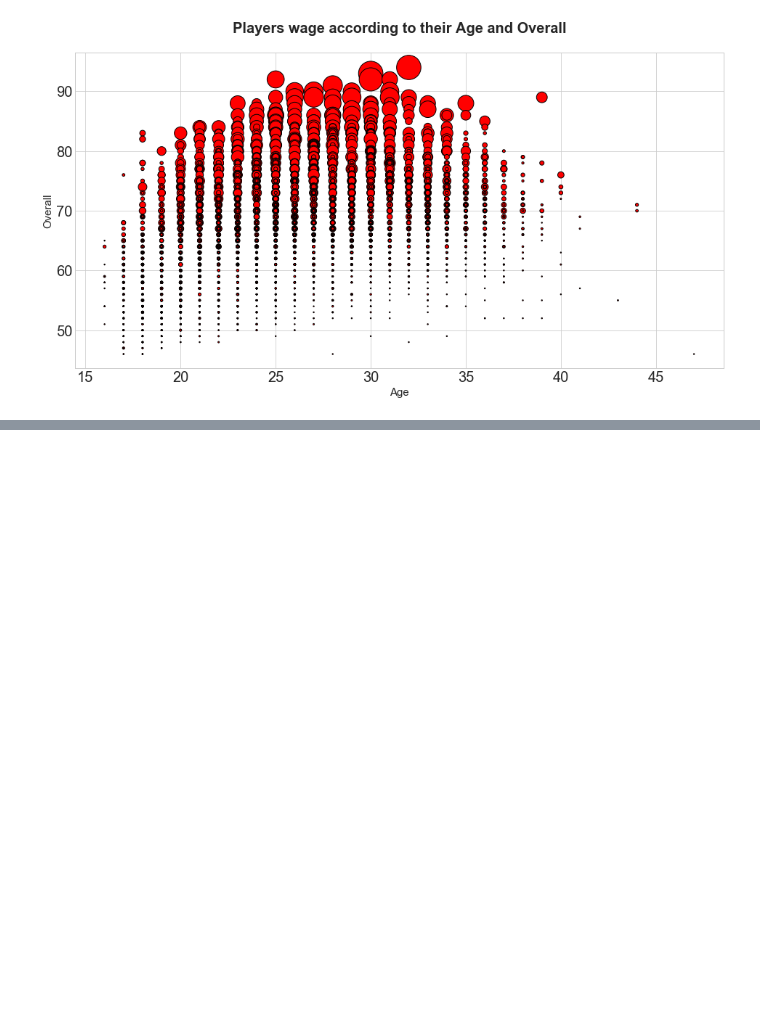
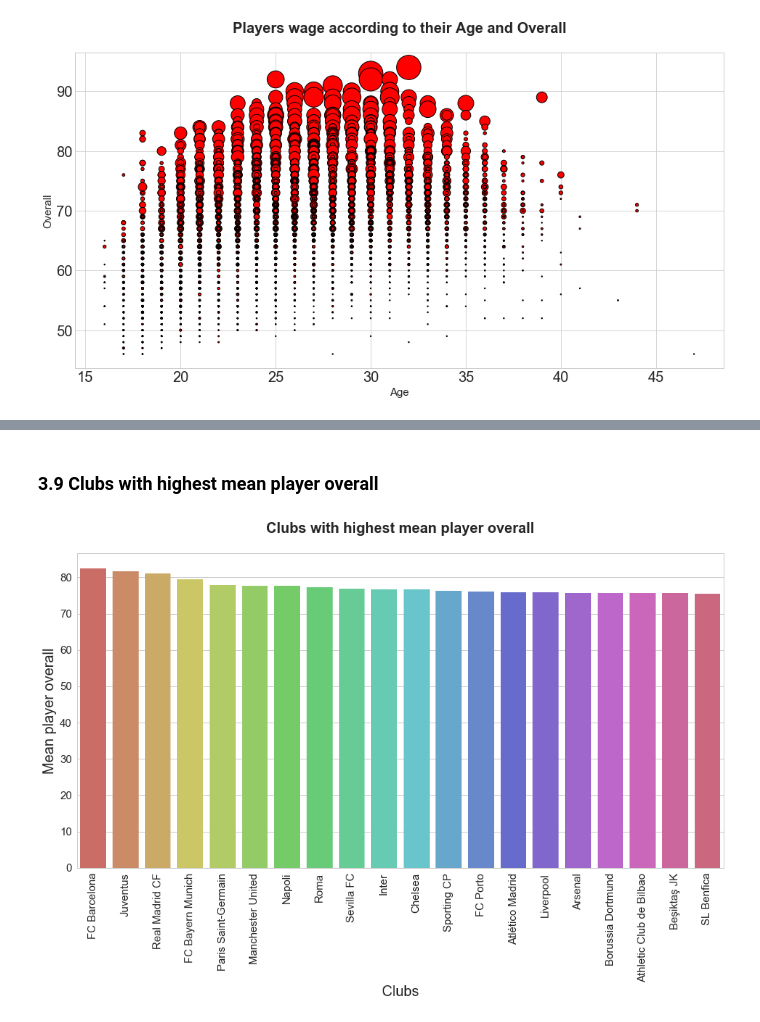
Before and after one commit to SkalskiP/ILearnMachineLearning.py, a Jupyter notebook: 0_Kaggle_projects/Talk_About_Money_FIFA_18_Data_Exploration_With_Python.ipynb, the cells around one changed output, grey strips where cells are left out. Cells and saved outputs as stored; diff of their text form; code cells hidden in the pictures; blank space fills up the shorter version.

```diff
--- a/0_Kaggle_projects/Talk_About_Money_FIFA_18_Data_Exploration_With_Python.ipynb
+++ b/0_Kaggle_projects/Talk_About_Money_FIFA_18_Data_Exploration_With_Python.ipynb
@@ -313,0 +339,17 @@ plt.show()
+# %% [markdown]
+### 3.9 Clubs with highest mean player overall
+# %%
+mean_overall = dataset.groupby("Club").mean().sort_values("Overall", ascending=False).head(20).reset_index()[["Club", "Overall"]]
+# %%
+plt.figure(figsize=(16,8))
+sns.set_style("whitegrid")
+plt.title('Clubs with highest mean player overall', fontsize=20, fontweight='bold', y=1.05,)
+sns.set(font_scale = 2)
+b = sns.barplot(x="Club", y="Overall", data=mean_overall, palette="hls")
+plt.xticks(rotation=90)
+b.tick_params(labelsize=15)
+plt.xlabel('Clubs', fontsize=20)
+plt.ylabel('Mean player overall', fontsize=20)
+plt.show()
+# %% [output]
+[figure, added]
```
Also changed, not shown: parts of 17 cells of this notebook.
